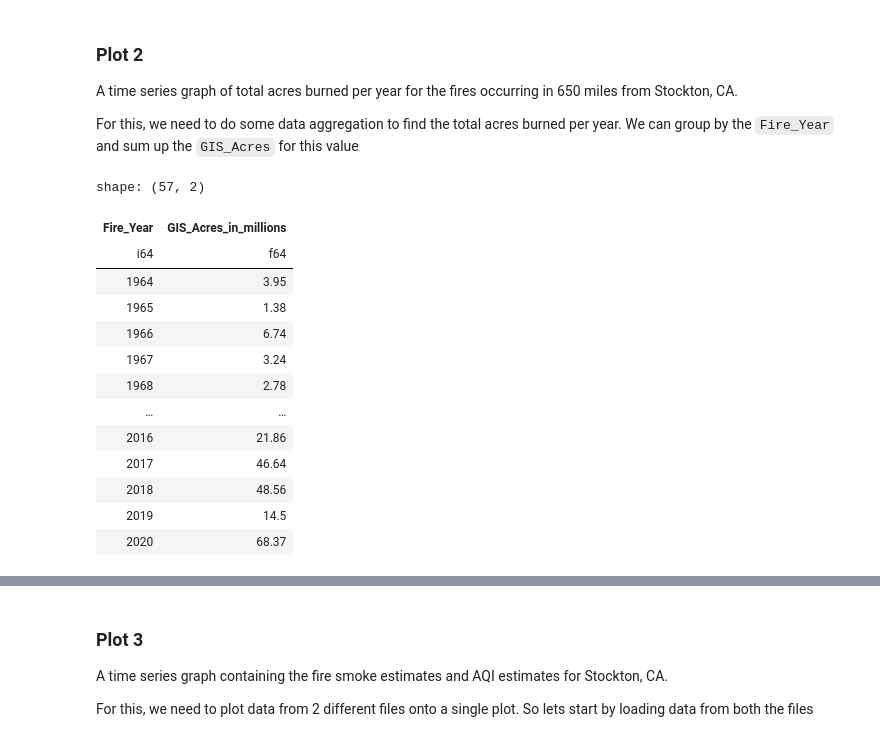
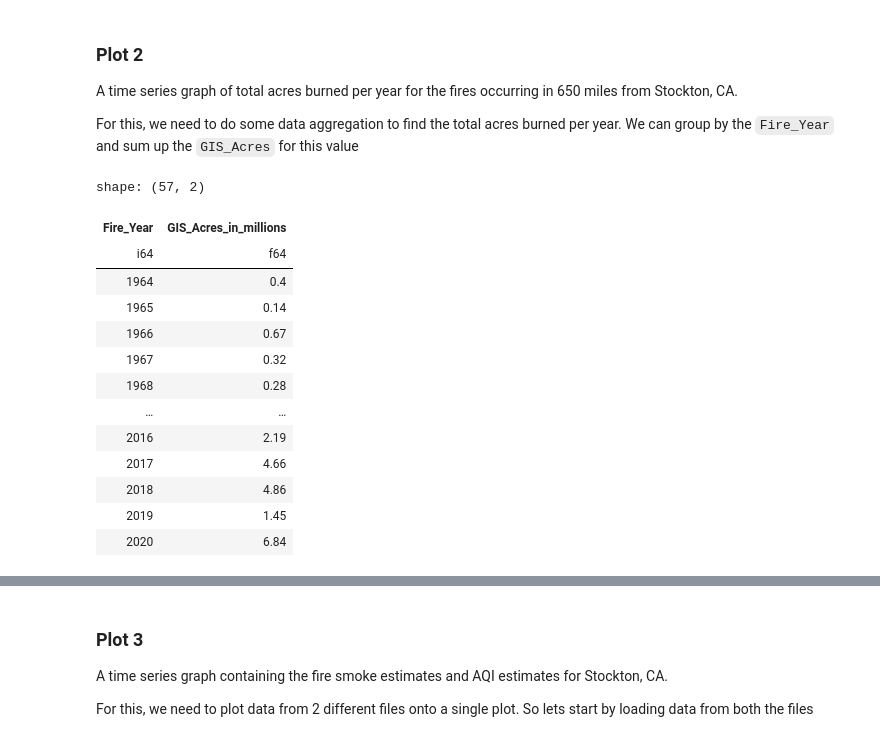
Before and after one commit to sushmavankayala/data-512-homework_4, a Jupyter notebook: 5_data_visualization.ipynb, the cells around one changed output, grey strips where cells are left out. Drawn from its saved outputs; the diff is of its cells as text; code cells hidden in the pictures.

```diff
--- a/5_data_visualization.ipynb
+++ b/5_data_visualization.ipynb
@@ -66,34 +66,34 @@ For this, we need to do some data aggregation to find the total acres burned per
 # %%
 closest_wildfires = (
     wildfires_with_distances
     .filter(
         # filter for wildfires within 650 miles
         pl.col("Closest_Distance_Miles") <= 650
     )
     .group_by(
         "Fire_Year"
     )
     .agg(
-        (pl.sum("GIS_Acres")/100000).round(2).alias("GIS_Acres_in_millions")
+        (pl.sum("GIS_Acres")/1000000).round(2).alias("GIS_Acres_in_millions")
     )
     .sort(by = "Fire_Year")
 )
 closest_wildfires
 # %% [output]
 shape: (57, 2)
 | Fire_Year | GIS_Acres_in_millions |
 | i64 | f64 |
-| 1964 | 3.95 |
-| 1965 | 1.38 |
-| 1966 | 6.74 |
-| 1967 | 3.24 |
-| 1968 | 2.78 |
+| 1964 | 0.4 |
+| 1965 | 0.14 |
+| 1966 | 0.67 |
+| 1967 | 0.32 |
+| 1968 | 0.28 |
 | … | … |
-| 2016 | 21.86 |
-| 2017 | 46.64 |
-| 2018 | 48.56 |
-| 2019 | 14.5 |
-| 2020 | 68.37 |
+| 2016 | 2.19 |
+| 2017 | 4.66 |
+| 2018 | 4.86 |
+| 2019 | 1.45 |
+| 2020 | 6.84 |
 # %%
 plt.figure(figsize=(12,6))
 
```
Also changed, not shown: parts of 1 cell of this notebook, 1 other file.
